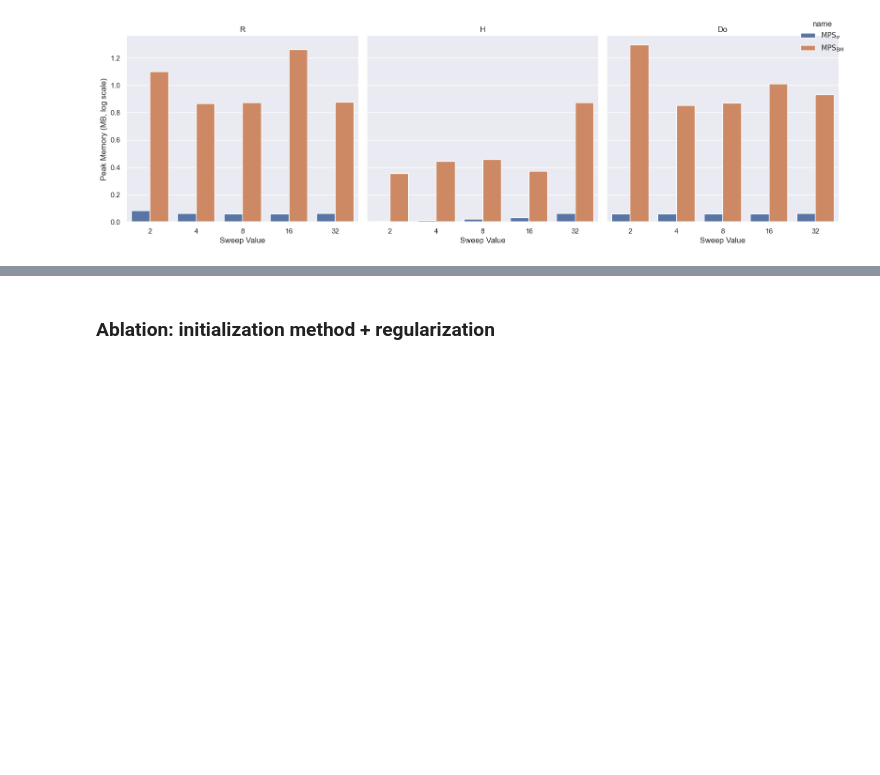
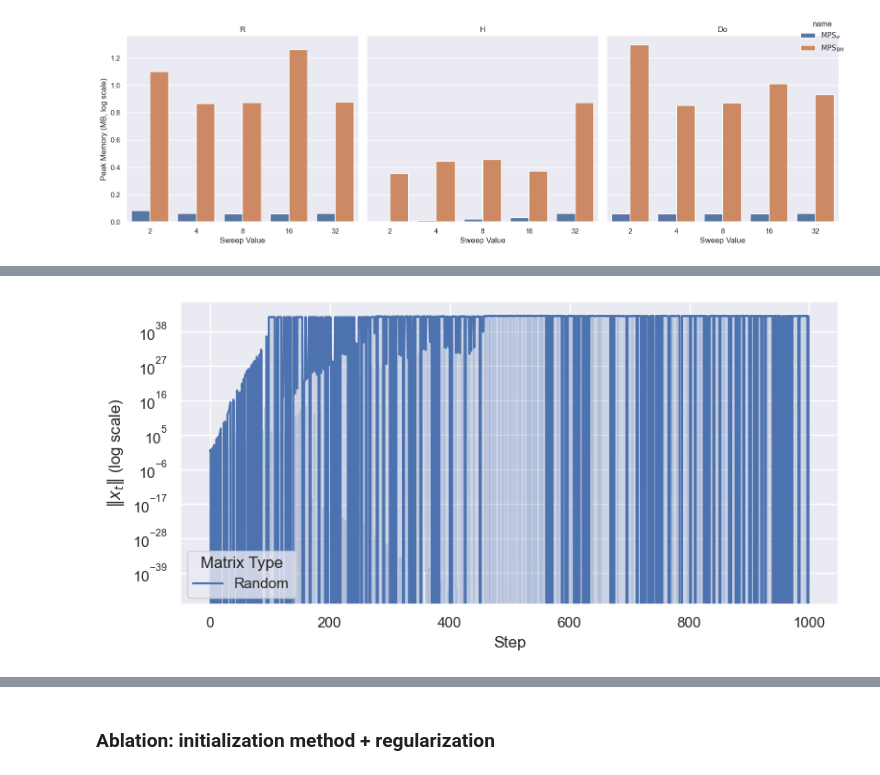
Before and after one commit to marawangamal/ptn, a Jupyter notebook: scripts/results.ipynb, the cells around one changed output, grey strips where cells are left out. Drawn from its saved outputs; the diff is of its cells as text; code cells hidden in the pictures; blank space fills up the shorter version.

```diff
--- a/scripts/results.ipynb
+++ b/scripts/results.ipynb
@@ -710,0 +735,42 @@ for Do in [2, 4, 8, 16, 32]:
+# %%
+import torch, numpy as np, pandas as pd, seaborn as sns, matplotlib.pyplot as plt
+from math import isfinite
+
+# Reproducibility
+torch.manual_seed(42); np.random.seed(42)
+
+
+exps = [
+    {"name": "Random",  "fn": lambda W: W},
+    {"name": "Absolute",  "fn": lambda W: W.abs()},
+    {"name": "Square",          "fn": lambda W: W.square()},
+    {"name": "Exponential",     "fn": lambda W: W.exp()},
+]
+
+rows = []
+T, D = 1000, 2
+for exp in exps:
+    res = torch.randn(D)
+    for t in range(T):
+        res = torch.einsum('i, ij -> i', res, exp["fn"](torch.randn(D, D)))
+        psi = torch.einsum('i, i ->', res, torch.randn(D,)).item()
+        rows.append({"Step": t, "psi": psi, "Matrix Type": exp["name"]})
+
+df = pd.DataFrame(rows)
+
+# Replace inf with a big finite for log-plotting; guard when all are inf
+finite_vals = df[np.isfinite(df["psi"])]["psi"]
+scale = (finite_vals.max() if not finite_vals.empty else 1.0) * 1e5
+df["psi"] = df["psi"].replace([np.inf, -np.inf], scale)
+
+sns.set_theme()
+plt.figure(figsize=(8, 4))
+sns.lineplot(data=df, x="Step", y="psi", hue="Matrix Type")
+plt.yscale("log")
+plt.xlabel("Step")
+plt.ylabel(r"$\|x_t\|$ (log scale)")
+plt.legend(title="Matrix Type")
+plt.tight_layout()
+plt.show()
+# %% [output]
+[figure, added]
```
Also changed, not shown: parts of 5 cells of this notebook, 2 other files.
